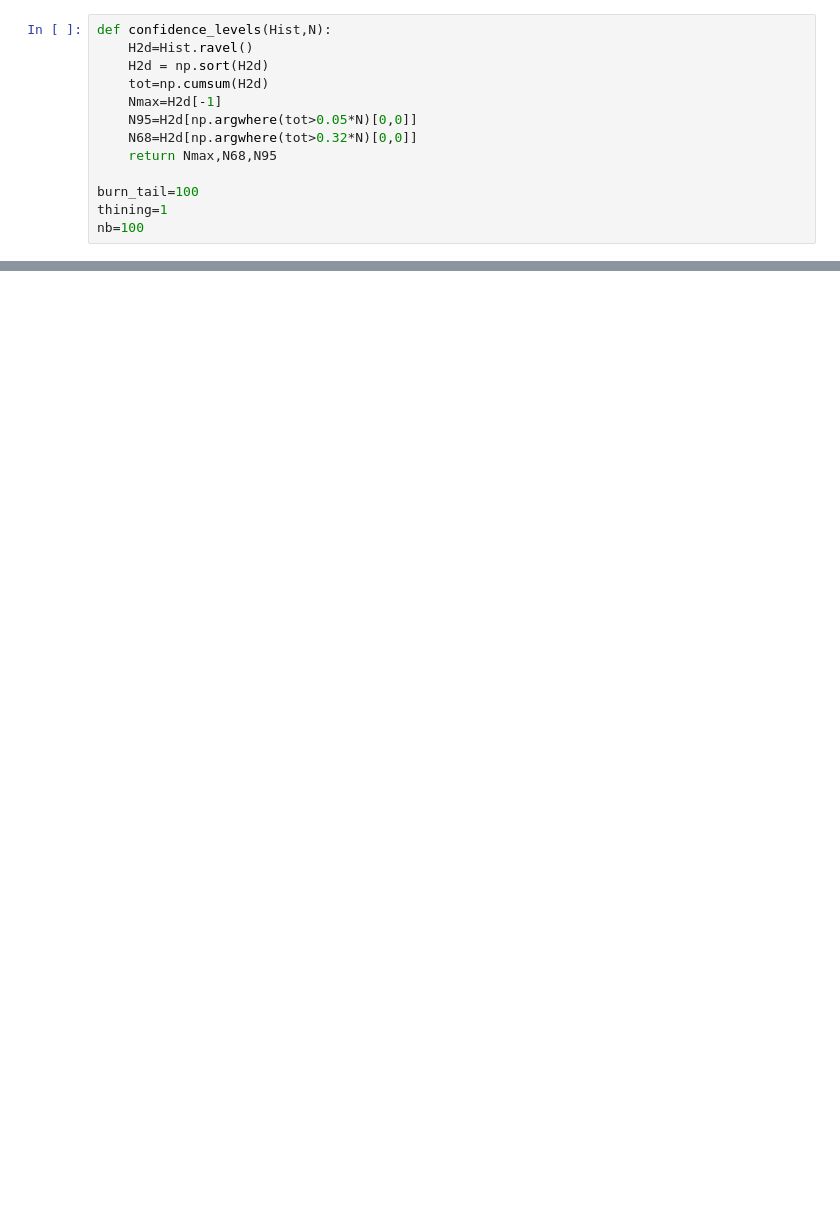
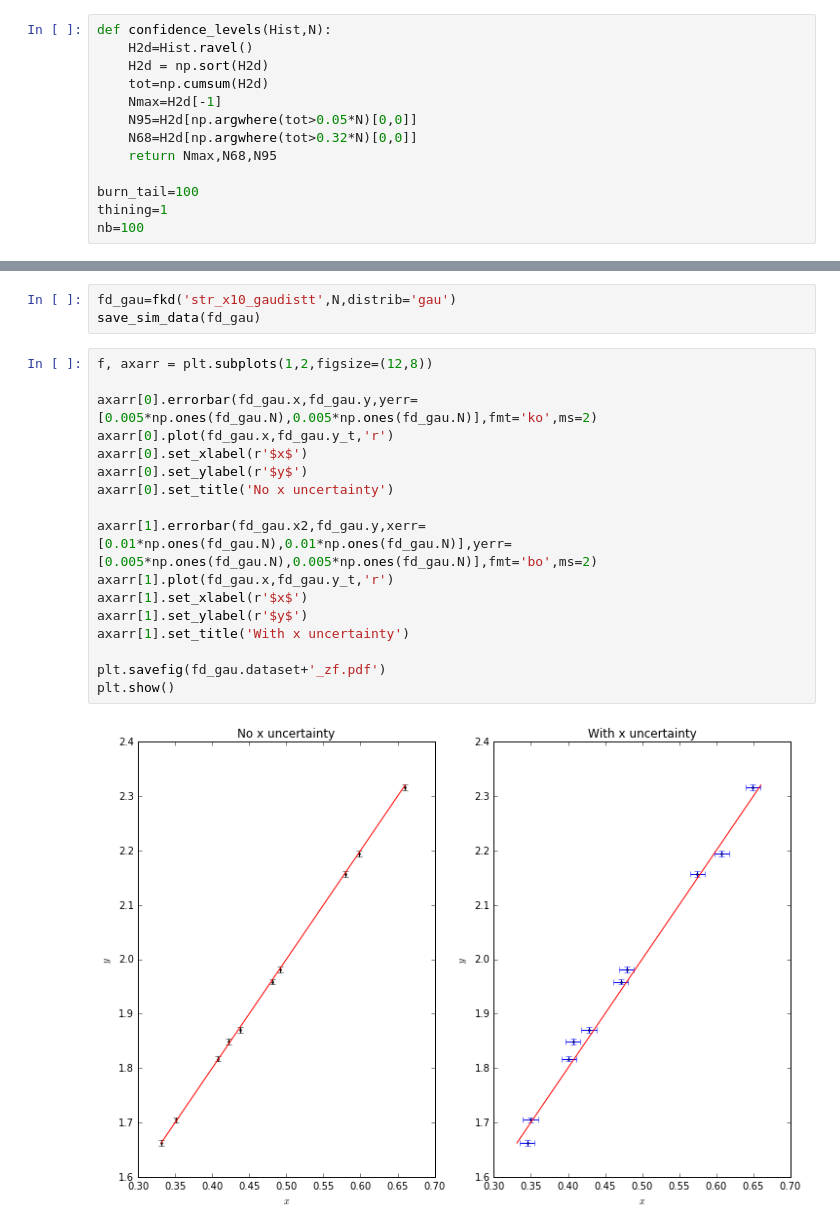
Before and after one commit to P-1884/COSMIC-BEAMS, a Jupyter notebook: str_line_arabian_nights_fitprior_zf.ipynb, the cells around one changed output, grey strips where cells are left out. Drawn from its saved outputs; the diff is of its cells as text; blank space fills up the shorter version.

```diff
--- a/str_line_arabian_nights_fitprior_zf.ipynb
+++ b/str_line_arabian_nights_fitprior_zf.ipynb
@@ -567,0 +584,22 @@ plt.show()
+# %%
+fd_gau=fkd('str_x10_gaudistt',N,distrib='gau')
+save_sim_data(fd_gau)
+# %%
+f, axarr = plt.subplots(1,2,figsize=(12,8))
+
+axarr[0].errorbar(fd_gau.x,fd_gau.y,yerr=[0.005*np.ones(fd_gau.N),0.005*np.ones(fd_gau.N)],fmt='ko',ms=2)
+axarr[0].plot(fd_gau.x,fd_gau.y_t,'r')
+axarr[0].set_xlabel(r'$x$')
+axarr[0].set_ylabel(r'$y$')
+axarr[0].set_title('No x uncertainty')
+
+axarr[1].errorbar(fd_gau.x2,fd_gau.y,xerr=[0.01*np.ones(fd_gau.N),0.01*np.ones(fd_gau.N)],yerr=[0.005*np.ones(fd_gau.N),0.005*np.ones(fd_gau.N)],fmt='bo',ms=2)
+axarr[1].plot(fd_gau.x,fd_gau.y_t,'r')
+axarr[1].set_xlabel(r'$x$')
+axarr[1].set_ylabel(r'$y$')
+axarr[1].set_title('With x uncertainty')
+
+plt.savefig(fd_gau.dataset+'_zf.pdf')
+plt.show()
+# %% [output]
+[figure, added]
```
Also changed, not shown: parts of 16 cells of this notebook.
